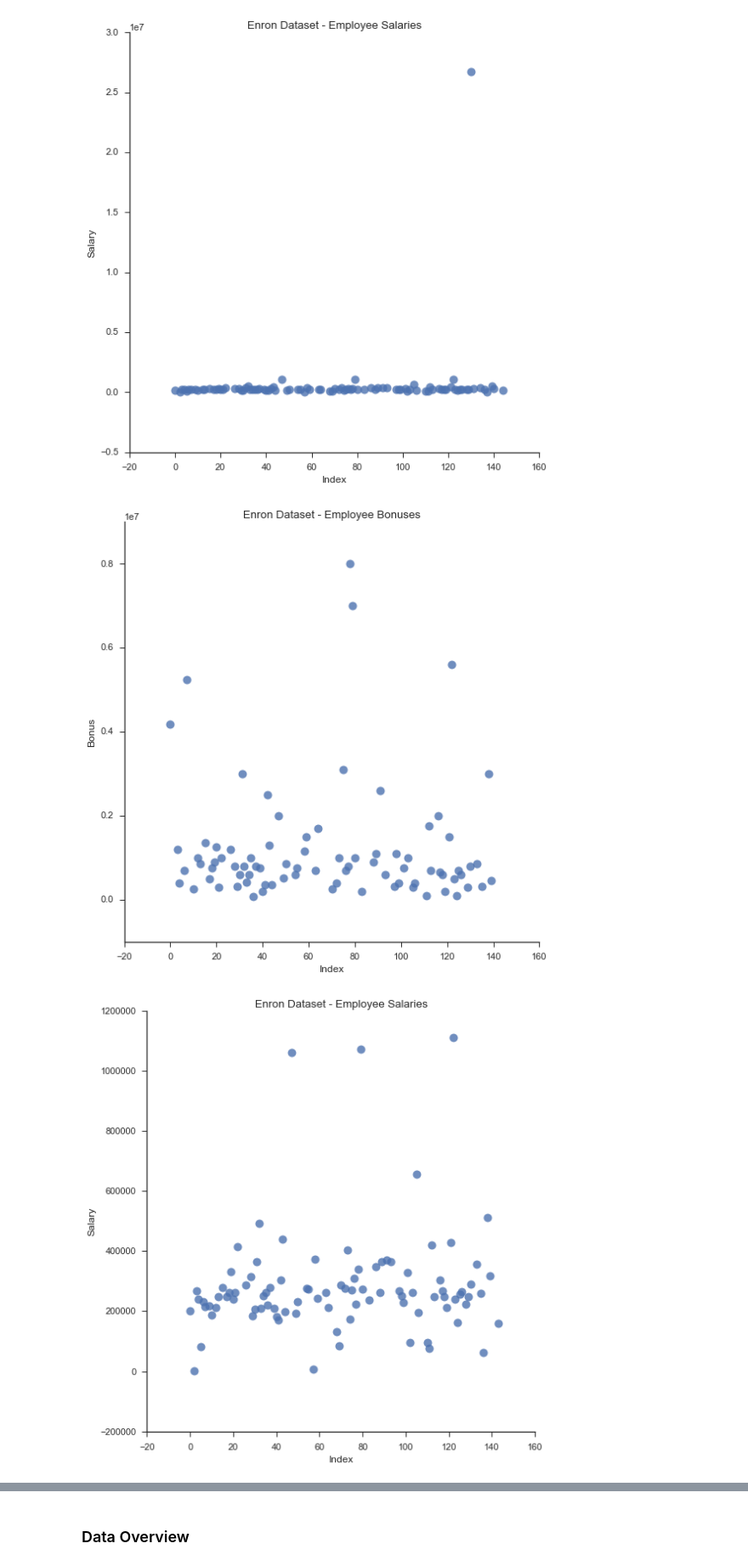
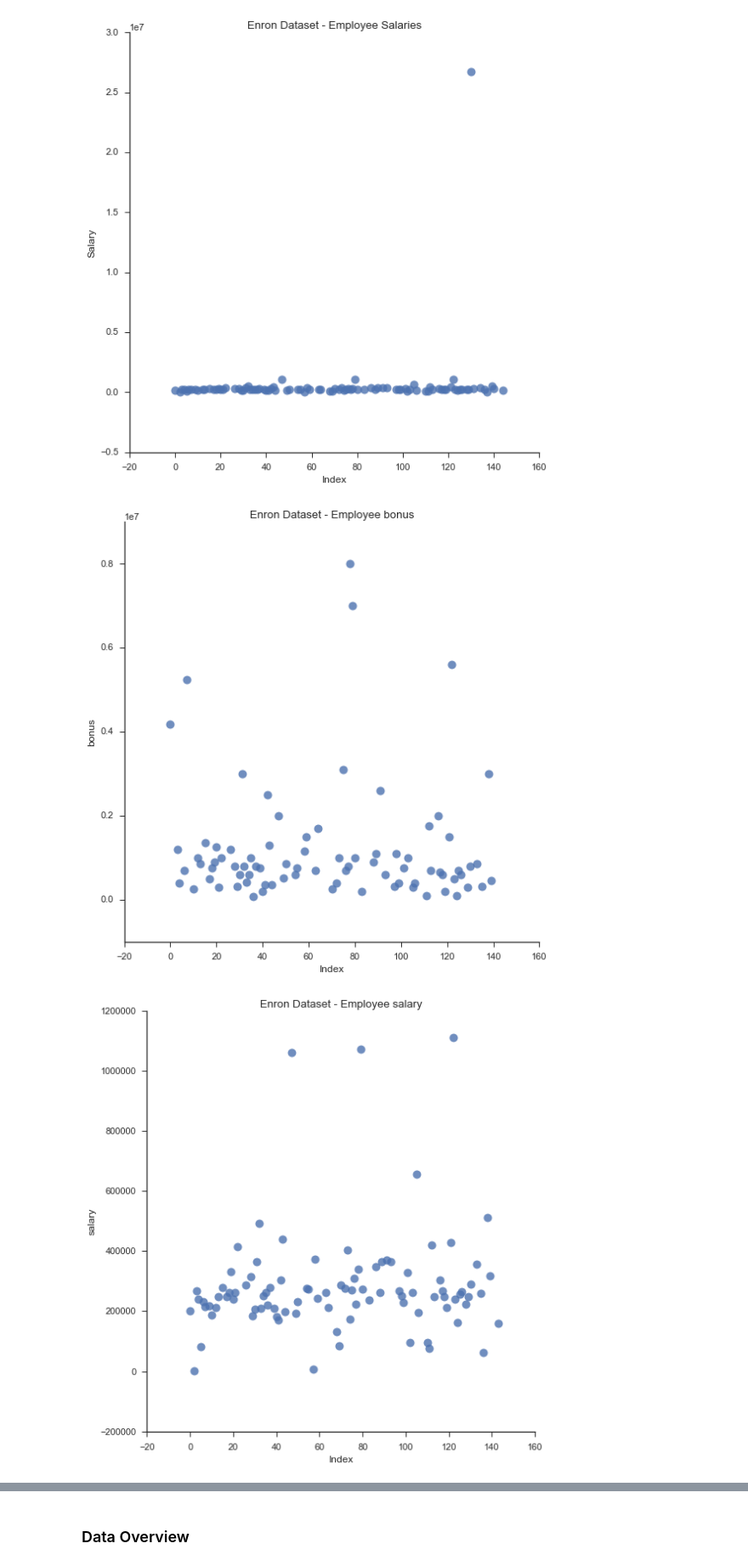
Before and after one commit to ian-whitestone/enron-poi-classification, a Jupyter notebook: enron_eda.ipynb, the cells around one changed output, grey strips where cells are left out. Shown: that part at 85% size. Drawn from its saved outputs; the diff is of its cells as text; code cells hidden in the pictures.

```diff
--- a/enron_eda.ipynb
+++ b/enron_eda.ipynb
@@ -95,34 +95,25 @@ my_dataset.pop('TOTAL');
 ## recreate dataframe
 df = pd.DataFrame.from_dict(my_dataset,orient='index')
 df = df.replace('NaN',np.nan)
+df['name'] = df.index
+df = df.reset_index()
+df['index'] = df.index
 # %%
-plot_df = df
-plot_df['name'] = plot_df.index
-plot_df = plot_df.reset_index()
-plot_df['index'] = plot_df.index
-
 sns.set_context("notebook", font_scale=1.1)
 sns.set_style("ticks")
 
-sns.lmplot('index', 'bonus',
-           data=plot_df,
-           fit_reg=False,
-           scatter_kws={"marker": "D",
-                        "s": 100},
-          size=8);
-plt.title('Enron Dataset - Employee Bonuses');
-plt.xlabel('Index');
-plt.ylabel('Bonus');
 
-sns.lmplot('index', 'salary',
-           data=plot_df,
-           fit_reg=False,
-           scatter_kws={"marker": "D",
-                        "s": 100},
-          size=8);
-plt.title('Enron Dataset - Employee Salaries');
-plt.xlabel('Index');
-plt.ylabel('Salary');
+for payment_feature in ['bonus','salary','total_payments']:
+
+    sns.lmplot('index', payment_feature,
+               data=df,
+               fit_reg=False,
+               scatter_kws={"marker": "D",
+                            "s": 100},
+              size=8);
+    plt.title('Enron Dataset - Employee %s' % payment_feature);
+    plt.xlabel('Index');
+    plt.ylabel(payment_feature);
 # %% [output]
-[figure, old version]
+[figure, new version]
-[figure, old version]
+[figure, new version]
```
Also changed, not shown: parts of 14 cells of this notebook.
